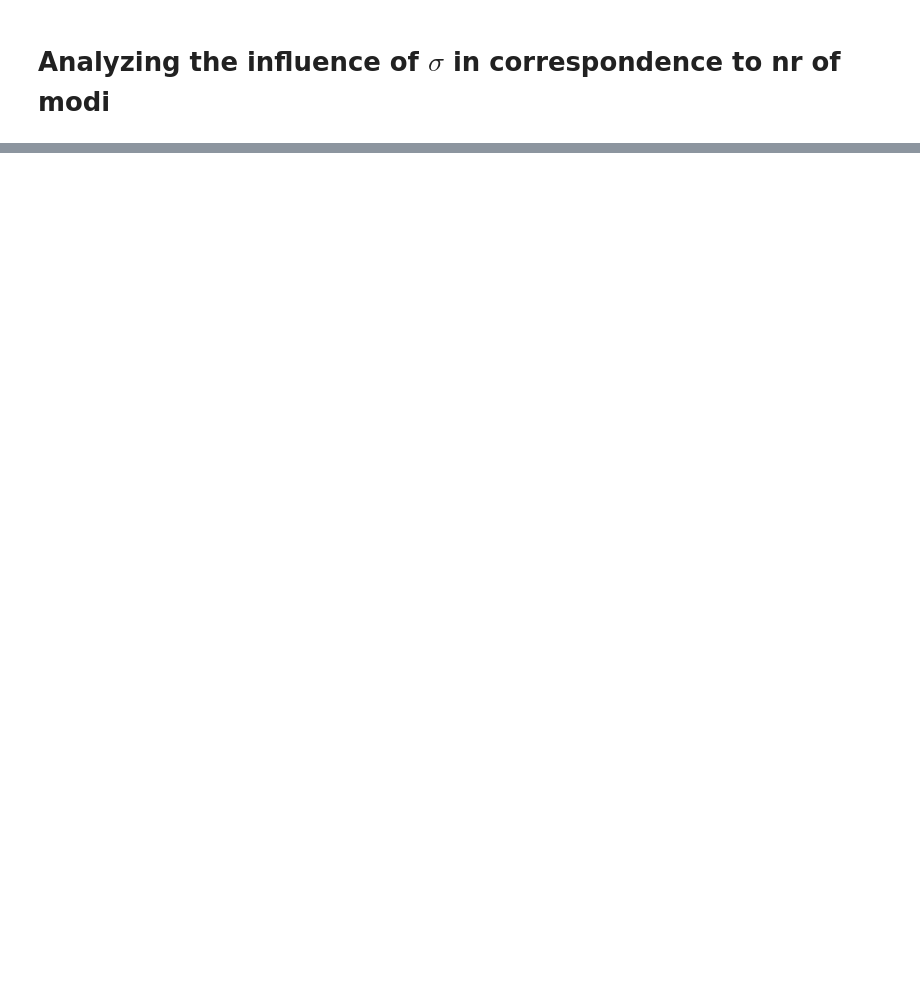
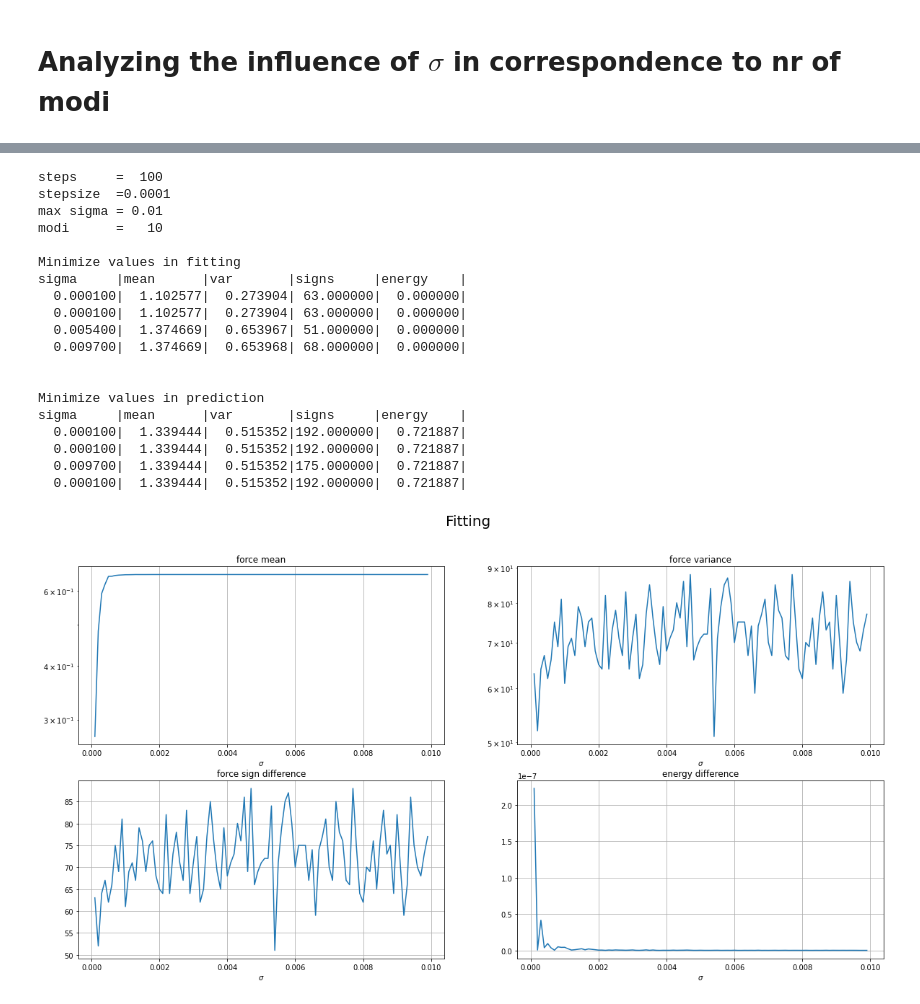
Before and after one commit to Lactose94/LP-Machine-Learning, a Jupyter notebook: Test_quality.ipynb, the cells around one changed output, grey strips where cells are left out. Drawn from its saved outputs; the diff is of its cells as text; code cells hidden in the pictures; blank space fills up the shorter version.

```diff
--- a/Test_quality.ipynb
+++ b/Test_quality.ipynb
@@ -205,0 +234,23 @@ sigma     |mean      |var       |signs     |
+# %%
+analyze(100, 10, 0.0001)
+# %% [output]
+steps     =  100
+stepsize  =0.0001
+max sigma = 0.01
+modi      =   10
+
+Minimize values in fitting
+sigma     |mean      |var       |signs     |energy    |
+  0.000100|  1.102577|  0.273904| 63.000000|  0.000000|
+  0.000100|  1.102577|  0.273904| 63.000000|  0.000000|
+  0.005400|  1.374669|  0.653967| 51.000000|  0.000000|
+  0.009700|  1.374669|  0.653968| 68.000000|  0.000000|
+
+
+Minimize values in prediction
+sigma     |mean      |var       |signs     |energy    |
+  0.000100|  1.339444|  0.515352|192.000000|  0.721887|
+  0.000100|  1.339444|  0.515352|192.000000|  0.721887|
+  0.009700|  1.339444|  0.515352|175.000000|  0.721887|
+  0.000100|  1.339444|  0.515352|192.000000|  0.721887|
+[figure, added]
```
Also changed, not shown: parts of 14 cells of this notebook, 10 other files.
